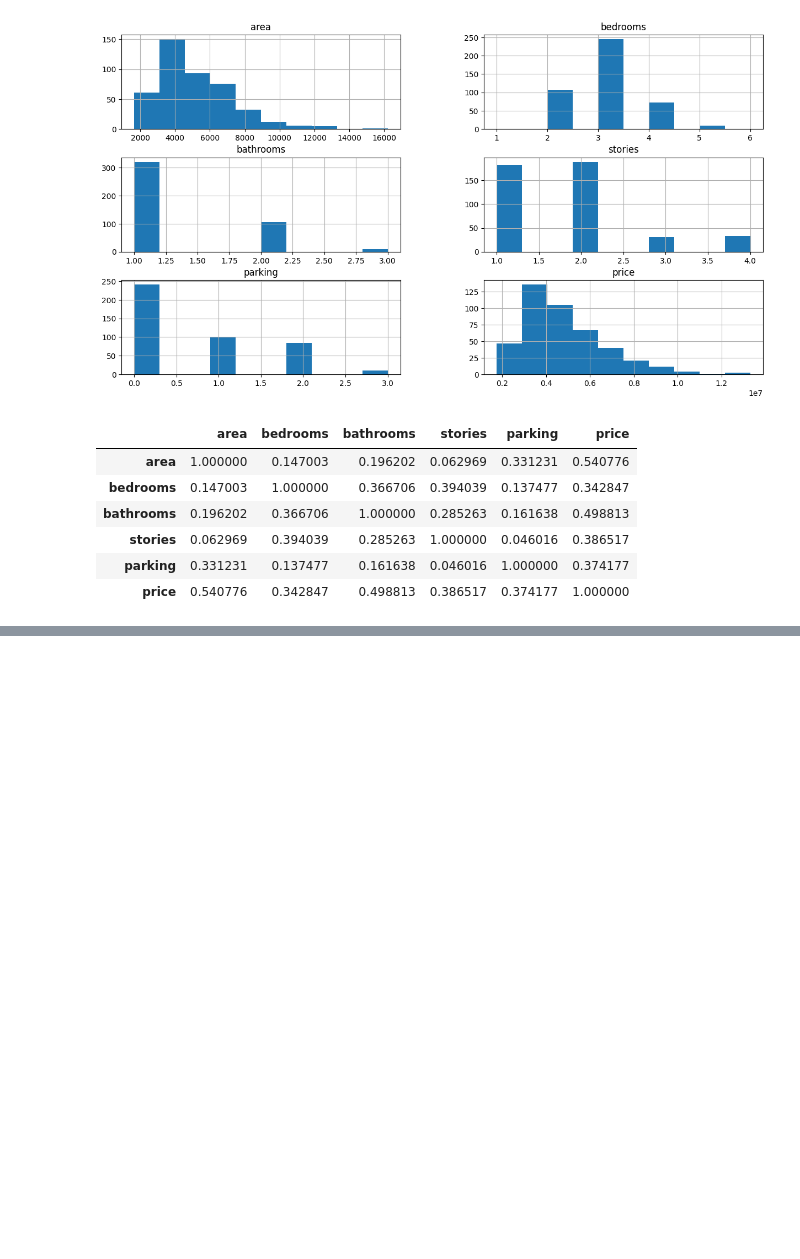
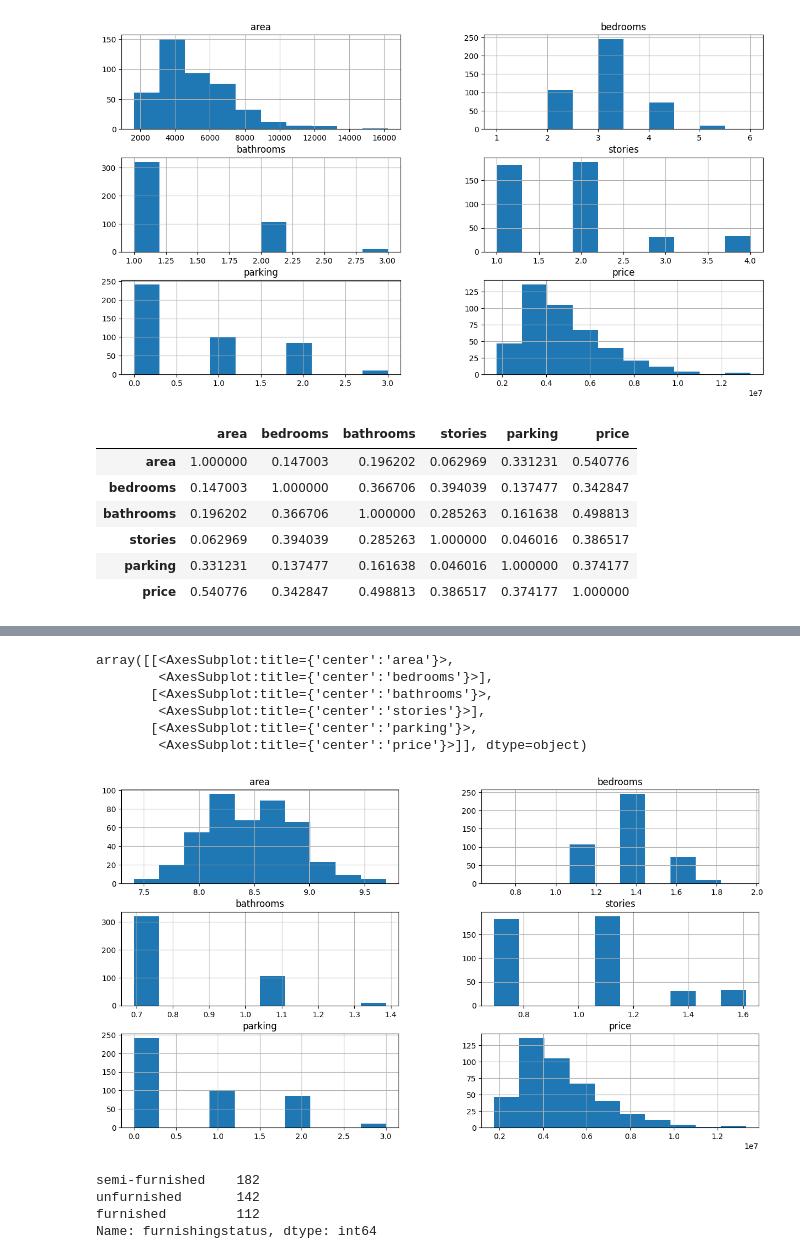
Before and after one commit to aalsaedi265/Hourse_predict, a Jupyter notebook: homeManip.ipynb, the cells around one changed output, grey strips where cells are left out. Drawn from its saved outputs; the diff is of its cells as text; code cells hidden in the pictures; blank space fills up the shorter version.

```diff
--- a/homeManip.ipynb
+++ b/homeManip.ipynb
@@ -103,0 +107,23 @@ sns.heatmap(train_data.corr(numeric_only =[True]), annot=True, cmap="YlGnBu")
+# %%
+train_data["bathrooms"] = np.log(train_data["bathrooms"]+1)
+train_data["bedrooms"] = np.log(train_data["bedrooms"]+1)
+train_data["stories"] = np.log(train_data["stories"]+1)
+train_data["area"] = np.log(train_data["area"]+1)
+# %%
+train_data.hist(figsize=(15,8))
+# %% [output]
+array([[<AxesSubplot:title={'center':'area'}>,
+        <AxesSubplot:title={'center':'bedrooms'}>],
+       [<AxesSubplot:title={'center':'bathrooms'}>,
+        <AxesSubplot:title={'center':'stories'}>],
+       [<AxesSubplot:title={'center':'parking'}>,
+        <AxesSubplot:title={'center':'price'}>]], dtype=object)
+[figure, added]
+# %%
+#diaply key item that has catagorical value
+train_data.furnishingstatus.value_counts()
+# %% [output]
+semi-furnished    182
+unfurnished       142
+furnished         112
+Name: furnishingstatus, dtype: int64
```
Also changed, not shown: parts of 7 cells of this notebook.
